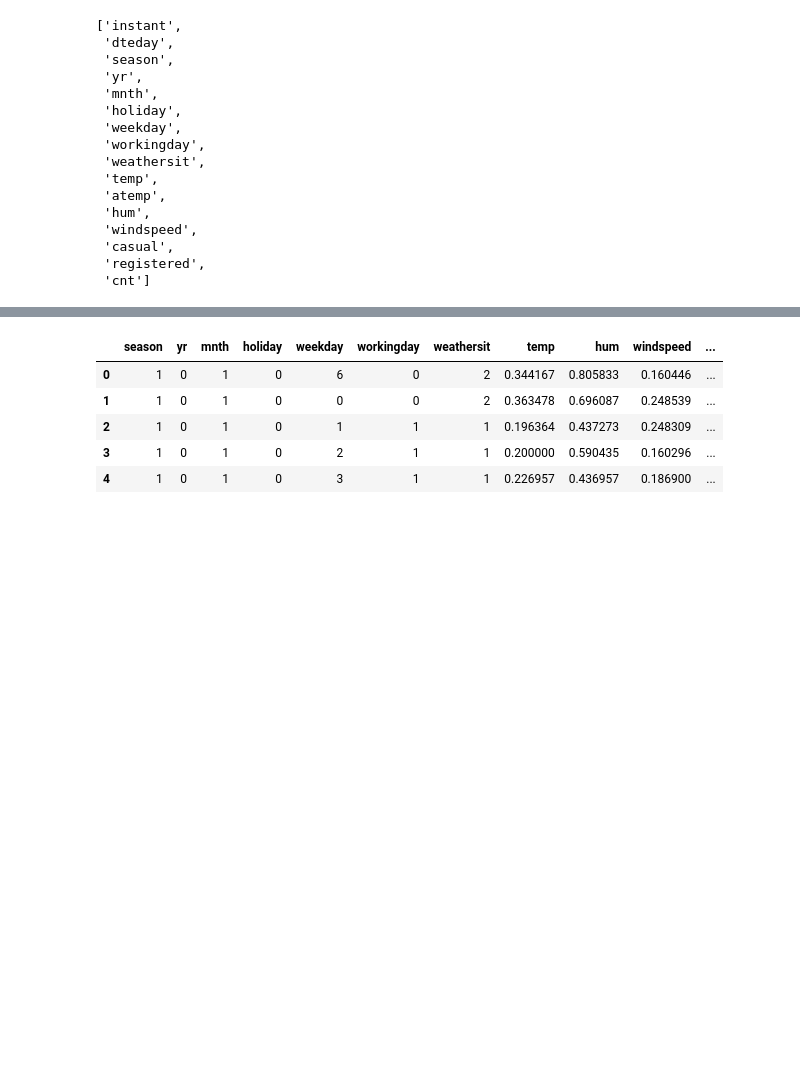
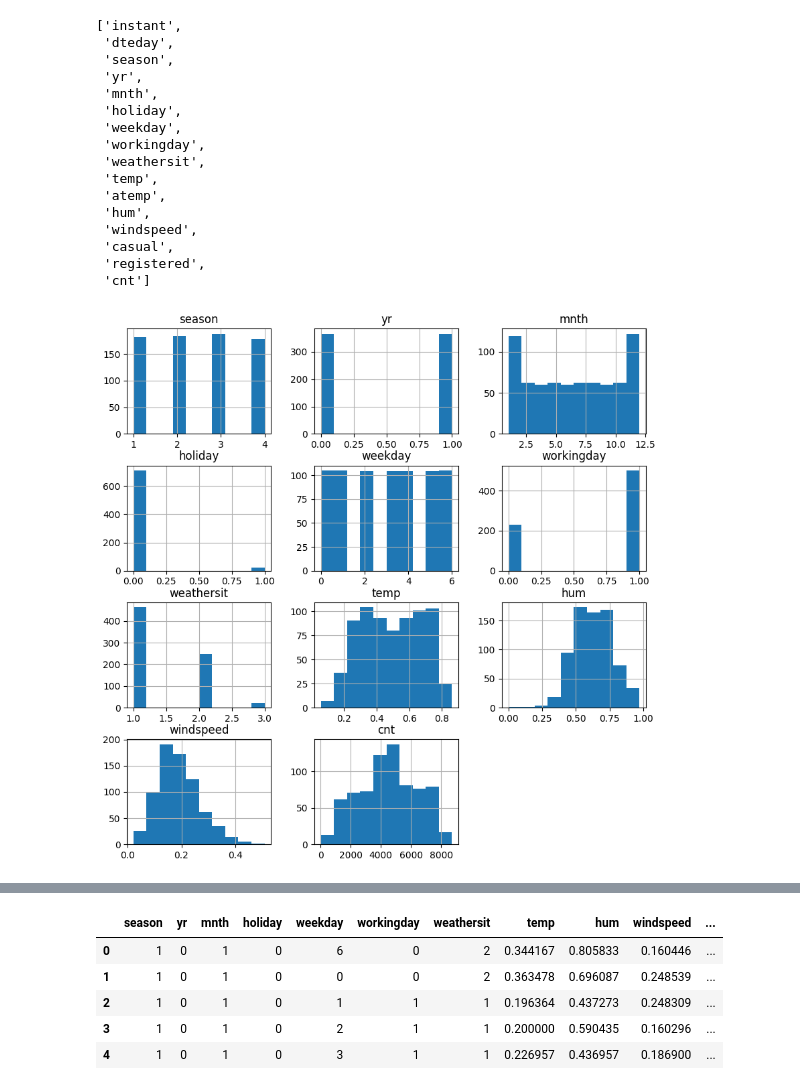
Before and after one commit to vern3432/DM2_P_Varano_Kunz_Leighton, a Jupyter notebook: exploratory.ipynb, the cells around one changed output, grey strips where cells are left out. Saved outputs shown, nothing was run; the diff lists cells and outputs as text; code cells hidden in the pictures; blank space fills up the shorter version.

```diff
--- a/exploratory.ipynb
+++ b/exploratory.ipynb
@@ -66,7 +66,14 @@ bike.columns.tolist()
  'casual',
  'registered',
  'cnt']
+# %%
+bike.dropna(inplace = True)
 # %%
 bike = pd.DataFrame(bike)
 # %%
 bike1 = bike.drop(columns=['casual', 'registered', 'dteday', 'atemp'])
+# %%
+bike1.hist(figsize = (10, 10))
+plt.show()
+# %% [output]
+[figure, added]
```
Also changed, not shown: parts of 2 cells of this notebook.
